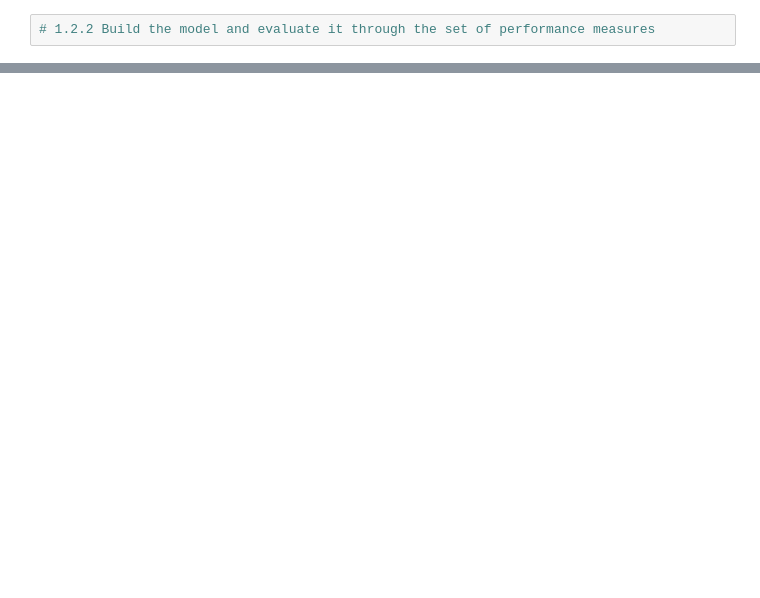
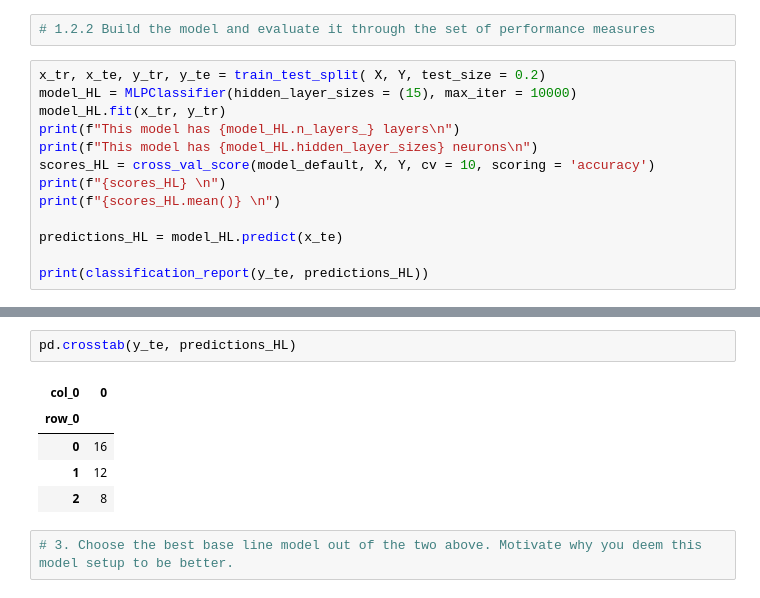
Before and after one commit to PeterReisNyman/Multi-Layer-Perceptron, a Jupyter notebook: Untitled.ipynb, the cells around one changed output, grey strips where cells are left out. Drawn from its saved outputs; the diff is of its cells as text; blank space fills up the shorter version.

```diff
--- a/Untitled.ipynb
+++ b/Untitled.ipynb
@@ -73,2 +91,15 @@ pd.crosstab(Y_test, predictions_default)
 # %%
 # 1.2.2 Build the model and evaluate it through the set of performance measures
+# %%
+x_tr, x_te, y_tr, y_te = train_test_split( X, Y, test_size = 0.2)
+model_HL = MLPClassifier(hidden_layer_sizes = (15), max_iter = 10000)
+model_HL.fit(x_tr, y_tr)
+print(f"This model has {model_HL.n_layers_} layers\n")
+print(f"This model has {model_HL.hidden_layer_sizes} neurons\n")
+scores_HL = cross_val_score(model_default, X, Y, cv = 10, scoring = 'accuracy')
+print(f"{scores_HL} \n")
+print(f"{scores_HL.mean()} \n")
+
+predictions_HL = model_HL.predict(x_te)
+
+print(classification_report(y_te, predictions_HL))
@@ -74,0 +125,10 @@ pd.crosstab(Y_test, predictions_default)
+# %%
+pd.crosstab(y_te, predictions_HL)
+# %% [output]
+| col_0 | 0 |
+| row_0 |  |
+| 0 | 16 |
+| 1 | 12 |
+| 2 | 8 |
+# %%
+# 3. Choose the best base line model out of the two above. Motivate why you deem this model setup to be better.
```
Also changed, not shown: parts of 21 cells of this notebook.
